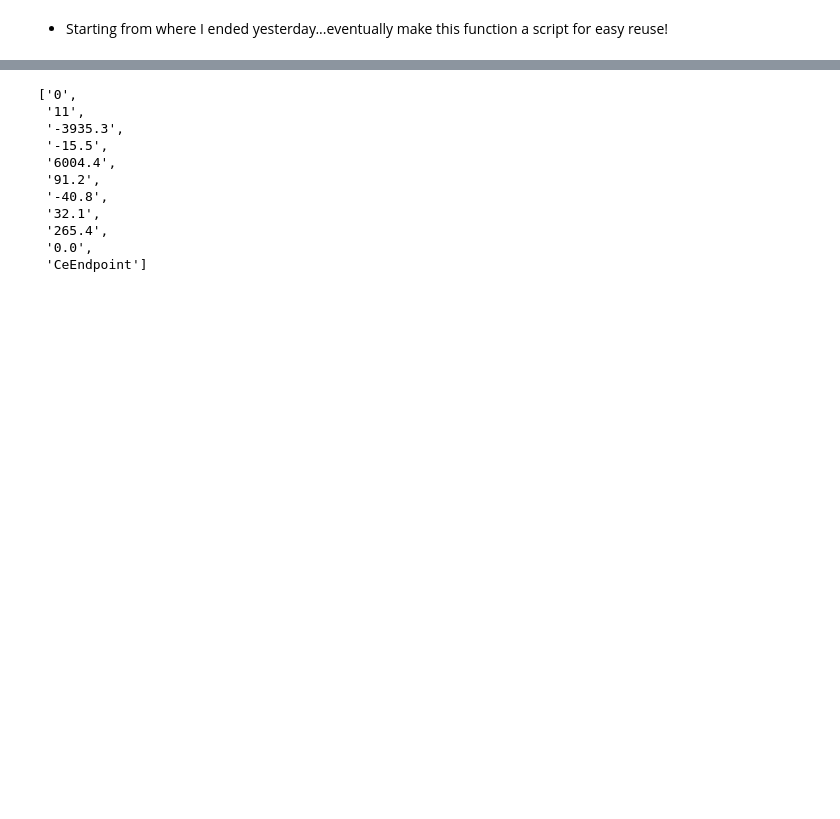
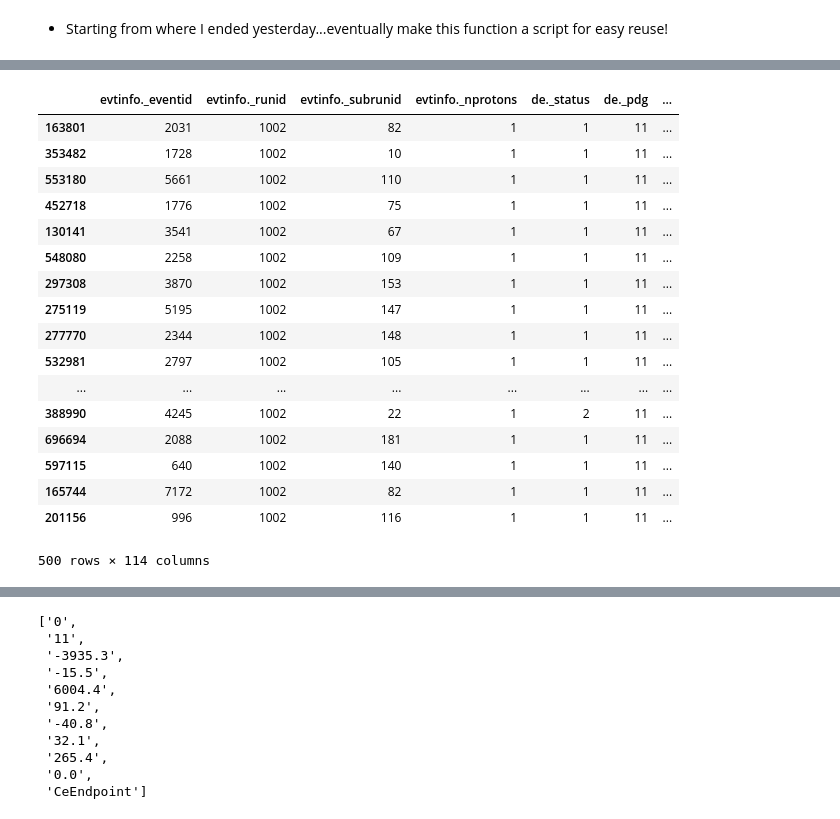
Before and after one commit to ckampa13/Mu2E, a Jupyter notebook: scripts/ColeTests/04-05-19_Detailed_MC_Steps_Test.ipynb, the cells around one changed output, grey strips where cells are left out. Saved outputs shown, nothing was run; the diff lists cells and outputs as text; code cells hidden in the pictures; blank space fills up the shorter version.

```diff
--- a/scripts/ColeTests/04-05-19_Detailed_MC_Steps_Test.ipynb
+++ b/scripts/ColeTests/04-05-19_Detailed_MC_Steps_Test.ipynb
@@ -148,0 +132,21 @@ gen_electron_plot(gen=gen,inline=True)
+# %%
+df_sam
+# %% [output]
+|  | evtinfo._eventid | evtinfo._runid | evtinfo._subrunid | evtinfo._nprotons | de._status | de._pdg | ... |
+| 163801 | 2031 | 1002 | 82 | 1 | 1 | 11 | ... |
+| 353482 | 1728 | 1002 | 10 | 1 | 1 | 11 | ... |
+| 553180 | 5661 | 1002 | 110 | 1 | 1 | 11 | ... |
+| 452718 | 1776 | 1002 | 75 | 1 | 1 | 11 | ... |
+| 130141 | 3541 | 1002 | 67 | 1 | 1 | 11 | ... |
+| 548080 | 2258 | 1002 | 109 | 1 | 1 | 11 | ... |
+| 297308 | 3870 | 1002 | 153 | 1 | 1 | 11 | ... |
+| 275119 | 5195 | 1002 | 147 | 1 | 1 | 11 | ... |
+| 277770 | 2344 | 1002 | 148 | 1 | 1 | 11 | ... |
+| 532981 | 2797 | 1002 | 105 | 1 | 1 | 11 | ... |
+| ... | ... | ... | ... | ... | ... | ... | ... |
+| 388990 | 4245 | 1002 | 22 | 1 | 2 | 11 | ... |
+| 696694 | 2088 | 1002 | 181 | 1 | 1 | 11 | ... |
+| 597115 | 640 | 1002 | 140 | 1 | 1 | 11 | ... |
+| 165744 | 7172 | 1002 | 82 | 1 | 1 | 11 | ... |
+| 201156 | 996 | 1002 | 116 | 1 | 1 | 11 | ... |
+500 rows × 114 columns
```
Also changed, not shown: parts of 5 cells of this notebook, 9 other files.
